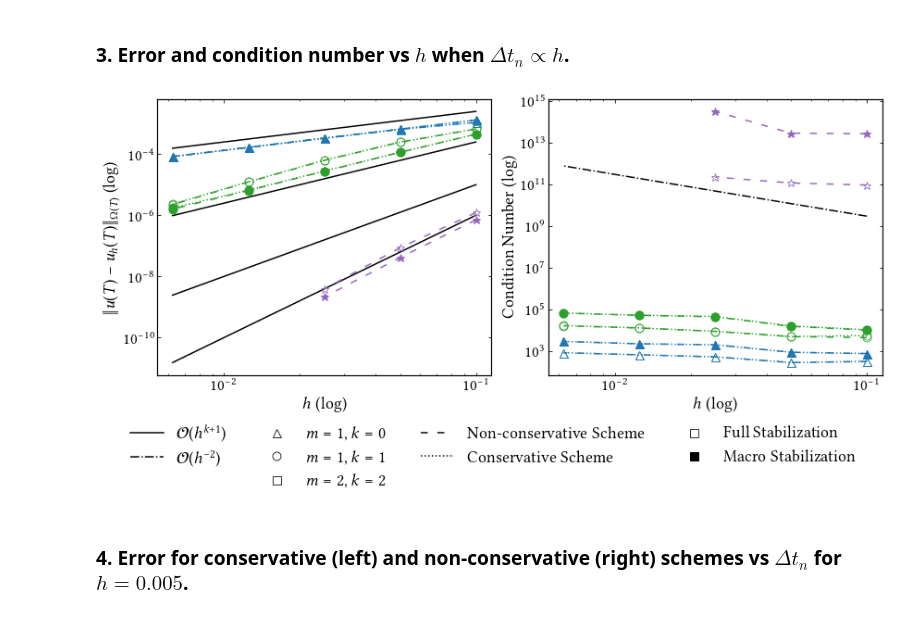
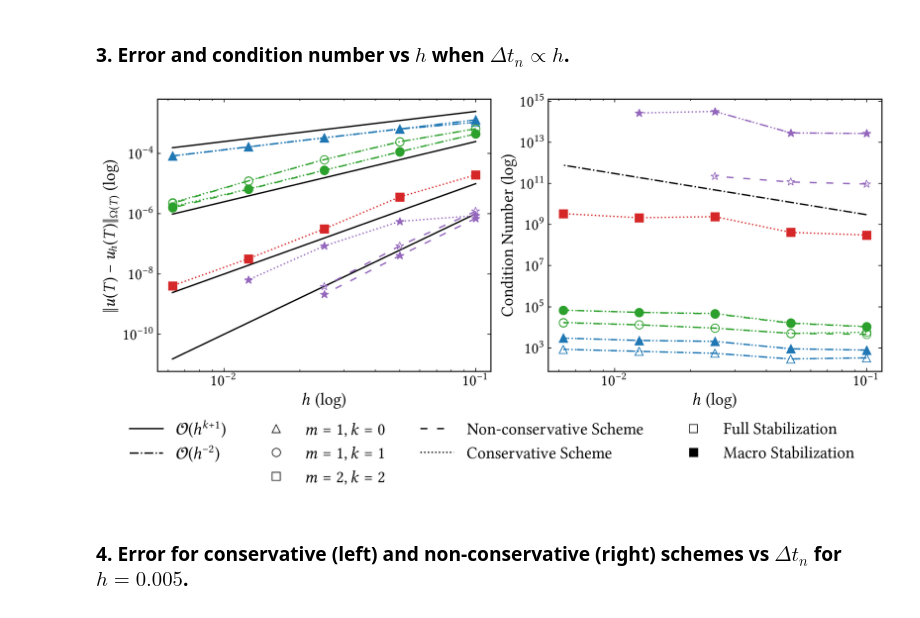
Before and after one commit to CutFEM/CutFEM-Library, a Jupyter notebook: notebook/convection_diffusion/example1.ipynb, the cells around one changed output. Drawn from its saved outputs; the diff is of its cells as text; code cells hidden in the pictures.

Commit message:
Data and changes to interface vector in time

```diff
--- a/notebook/convection_diffusion/example1.ipynb
+++ b/notebook/convection_diffusion/example1.ipynb
@@ -257,16 +257,35 @@ cond_conservative_P2P2_macro = [3.070250e+08,4.140698e+08,2.408753e+09,2.134556e
 # nnz_P2P2_fullstab =
 nnz_P2P2_macro = [55107,121635,390555,1239003,4505139]
 
-# P3P3, time quadrature order = space quadrature order = 7
+
+# P3P3, delta = 0.5, T = 0.1, dT = h/3,
+
+# lobatto n = 9, space n = 7
+#error_conservative_P3P3_fullstab = # running on linux
+#cond_conservative_P3P3_fullstab = # running on linux
+
+error_conservative_P3P3_macro = [8.707012050400018e-07, 5.62319374097584e-07, 8.566174213909749e-08, 6.431833409151911e-09]
+cond_conservative_P3P3_macro = [2.655611e+13,2.856219e+13,3.149955e+14,2.653597e+14]
+
+# with dT = h^2/3
+error_conservative_P3P3_macro = [8.82018e-07, ]
+
+# time quadrature order = space quadrature order = 7
 error_classical_P3P3_fullstab = [1.219470080569245e-06, 8.676514660169436e-08, 3.880704664179111e-09]
 cond_classical_P3P3_fullstab = [9.324134e+10,1.166743e+11,2.233956e+11]
 nnz_P3P3_fullstab = [507936,1153344,3333360]
+
+# time = 7, space = 5
+[1.204285963338043e-06, 8.551650490378933e-08, 3.842637994925114e-09]
 
 error_classical_P3P3_macro = [7.082900717297273e-07, 4.112852673193111e-08, 2.143297479270472e-09]
 #cond_classical_P3P3_macro = [5.860654e+12,Inf,Inf]
 cond_classical_P3P3_macro = [2.653075e+13,2.853177e+13,314301084359682] # condest
 nnz_P3P3_macro = [359328,779232,2499600]
 
+# time 9, space 7
+error_classical_P3P3_macro = [7.083489357278553e-07, 4.112799338666113e-08, 2.143386086319943e-09]
+cond_classical_P3P3_macro = [2.656267e+13,2.856320e+13,3.149542e+14]
 
 h = [0.1, 0.05, 0.025, 0.0125, 0.00625]
 
@@ -282,7 +301,9 @@ ax1.loglog(h, error_conservative_P0P1_macro, marker='^', markersize=9, linestyle
 ax1.loglog(h, error_conservative_P1P1_fullstab, marker='o', markersize=9, linestyle=":", markeredgewidth=0.8, markerfacecolor="None", color="C2")
 ax1.loglog(h, error_conservative_P1P1_macro, marker='o', markersize=9, linestyle=":", color="C2")
 # ax1.loglog(h, error_conservative_P2P2_fullstab, marker='s', markersize=9, linestyle=":", markeredgewidth=0.8, markerfacecolor="None", color="C3")
-# ax1.loglog(h, error_conservative_P2P2_macro, marker='s', markersize=9, linestyle=":", color="C3")
+ax1.loglog(h, error_conservative_P2P2_macro, marker='s', markersize=9, linestyle=":", color="C3")
+#ax1.loglog(h[:-1], error_conservative_P3P3_fullstab, marker='s', markersize=9, linestyle=":", markeredgewidth=0.8, markerfacecolor="None", color="C3")
+ax1.loglog(h[:-1], error_conservative_P3P3_macro, marker='*', markersize=9, linestyle=":", color="C4")
 
 ax1.loglog(h, error_classical_P0P1_fullstab, marker='^', markersize=9, linestyle=(0, (5,7)), markeredgewidth=0.8, markerfacecolor="None", color="C0")
 ax1.loglog(h, error_classical_P0P1_macro, marker='^', markersize=9, linestyle=(0, (5,7)), color="C0")
@@ -290,7 +311,6 @@ ax1.loglog(h, error_classical_P1P1_fullstab, marker='o', markersize=9, linestyle
 ax1.loglog(h, error_classical_P1P1_macro, marker='o', markersize=9, linestyle=(0, (5,7)), color="C2")
 # ax1.loglog(h, error_classical_P2P2_fullstab, marker='s', markersize=9, linestyle=(0, (5,7)), markeredgewidth=0.8, markerfacecolor="None", color="C3")
 # ax1.loglog(h, error_classical_P2P2_macro, marker='s', markersize=9, linestyle=(0, (5,7)), color="C3")
-
 ax1.loglog(h[:-2], error_classical_P3P3_fullstab, marker='*', markersize=9, linestyle=(0, (5,7)), markeredgewidth=0.8, markerfacecolor="None", color="C4")
 ax1.loglog(h[:-2], error_classical_P3P3_macro, marker='*', markersize=9, linestyle=(0, (5,7)), color="C4")
 
@@ -310,35 +330,36 @@ ax2.loglog([],[], linestyle=(0, (5,7)), color="black",label=r"Non-conservative S
 ax2.loglog([],[], linestyle=":", color="black", label=r"Conservative Scheme")
 #ax2.loglog([],[], linestyle="None", label=" ")
 ax2.loglog([],[], linestyle="None",  marker='s', markersize=9, markeredgewidth=0.8, markerfacecolor="None", color="black", label=r"Full Stabilization")
 ax2.loglog([],[], linestyle="None",  marker='s', markersize=9, color="black", label=r"Macro Stabilization")
 
 ax2.loglog(h, cond_conservative_P0P1_fullstab, marker='^', markersize=9, linestyle=":", markeredgewidth=0.8, markerfacecolor="None", color="C0")
 ax2.loglog(h, cond_conservative_P0P1_macro, marker='^', markersize=9, linestyle=":", color="C0")
 ax2.loglog(h, cond_conservative_P1P1_fullstab, marker='o', markersize=9, linestyle=":", markeredgewidth=0.8, markerfacecolor="None", color="C2")
 ax2.loglog(h, cond_conservative_P1P1_macro, marker='o', markersize=9, linestyle=":", color="C2")
 # ax2.loglog(h, cond_conservative_P2P2_fullstab, marker='s', markersize=9, linestyle=":", markeredgewidth=0.8, markerfacecolor="None", color="C3")
-# ax2.loglog(h, cond_conservative_P2P2_macro, marker='s', markersize=9, linestyle=":", color="C3")
+ax2.loglog(h, cond_conservative_P2P2_macro, marker='s', markersize=9, linestyle=":", color="C3")
+ax2.loglog(h[:-1], cond_conservative_P3P3_macro, marker='*', markersize=9, linestyle=":", color="C4")
 
 ax2.loglog(h, cond_classical_P0P1_fullstab, marker='^', markersize=9, linestyle=(0, (5,7)), markeredgewidth=0.8, markerfacecolor="None", color="C0")
 ax2.loglog(h, cond_classical_P0P1_macro, marker='^', markersize=9, linestyle=(0, (5,7)), color="C0")
 ax2.loglog(h, cond_classical_P1P1_fullstab, marker='o', markersize=9, linestyle=(0, (5,7)), markeredgewidth=0.8, markerfacecolor="None", color="C2")
 ax2.loglog(h, cond_classical_P1P1_macro, marker='o', markersize=9, linestyle=(0, (5,7)), color="C2")
 # ax2.loglog(h, cond_classical_P2P2_fullstab, marker='s', markersize=9, linestyle=(0, (5,7)), markeredgewidth=0.8, markerfacecolor="None", color="C3")
 # ax2.loglog(h, cond_classical_P2P2_macro, marker='s', markersize=9, linestyle=(0, (5,7)), color="C3")
 
 ax2.loglog(h[:-2], cond_classical_P3P3_fullstab, marker='*', markersize=9, linestyle=(0, (5,7)), markeredgewidth=0.8, markerfacecolor="None", color="C4")
 ax2.loglog(h[:-2], cond_classical_P3P3_macro, marker='*', markersize=9, linestyle=(0, (5,7)), color="C4")
 
 ax2.set_xlabel(r"$h$ (log)", fontsize=18)
 ax2.tick_params(axis='both', which='major', labelsize=17)
 ax2.set_ylabel(r"Condition Number (log)", fontsize=18)
 
 handles, labels = [(a + b) for a, b in zip(ax1.get_legend_handles_labels(), ax2.get_legend_handles_labels())]
 fig.legend(handles, labels, loc='lower center', ncols=4, bbox_to_anchor=(0.5, -0.25), fontsize=18, frameon=False)
 plt.tight_layout()
 plt.show()
 # %% [output]
-[figure, old version]
+[figure, new version]
 # %% [markdown]
 ### 4. Error for conservative (left) and non-conservative (right) schemes vs $\Delta t_n$ for $h=0.005$.
 # %%
```
Also changed, not shown: parts of 1 cell of this notebook, 3 other files.
